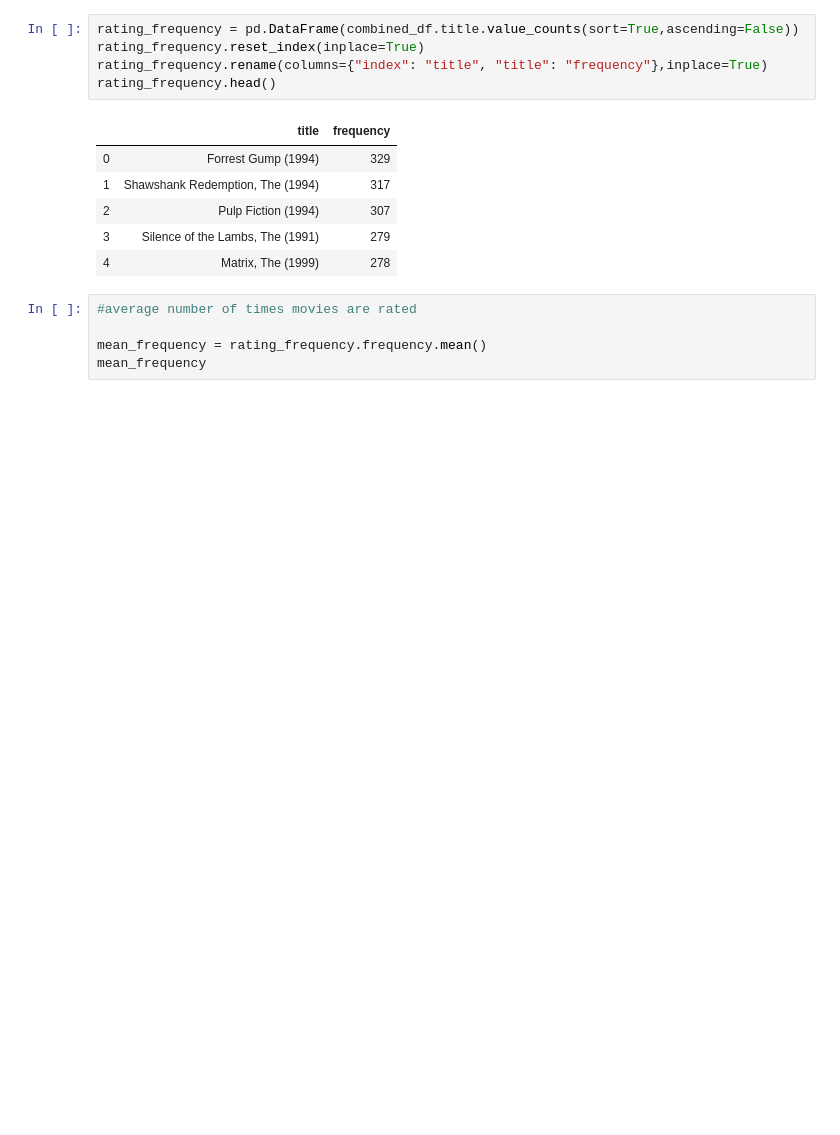
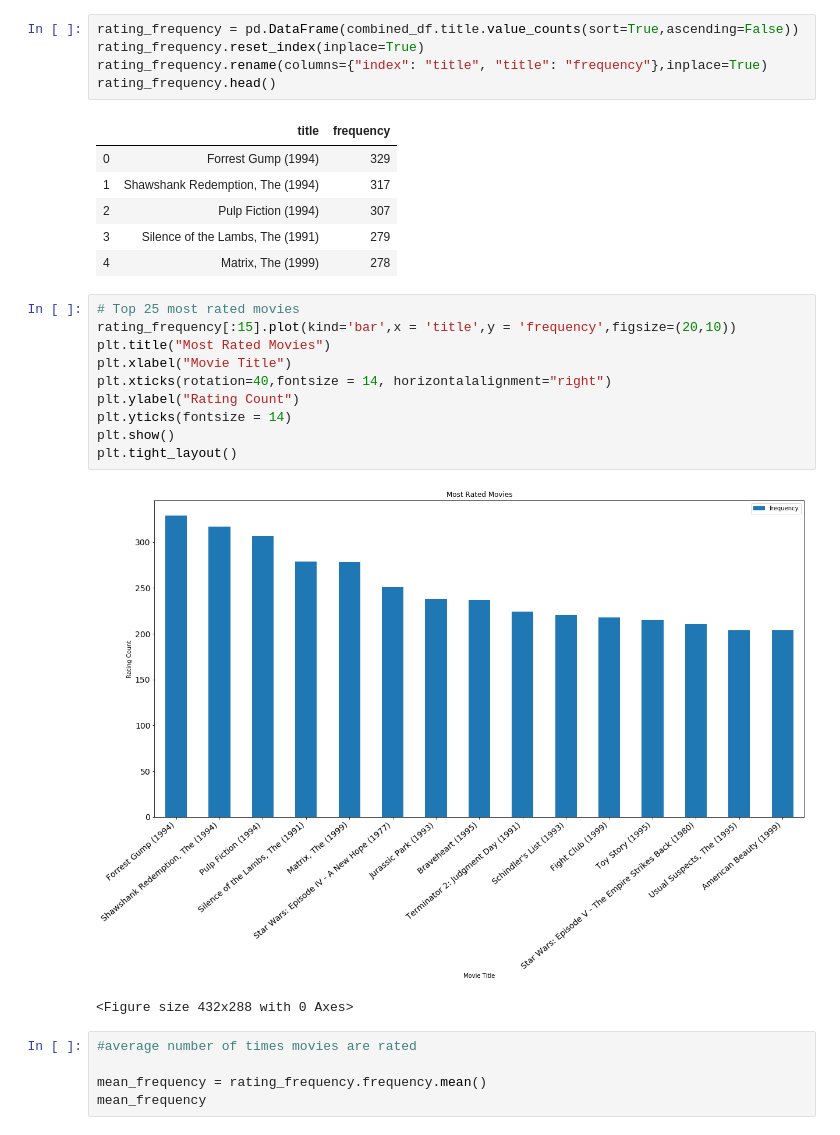
Before and after one commit to miriamsemmar/dsc-mod-4-project-v2-1-onl01-dtsc-pt-070620, a Jupyter notebook: Project-part-1-eda-and-vanilla-models.ipynb, the cells around one changed output. Cells and saved outputs as stored; diff of their text form; blank space fills up the shorter version.

```diff
--- a/Project-part-1-eda-and-vanilla-models.ipynb
+++ b/Project-part-1-eda-and-vanilla-models.ipynb
@@ -252,6 +252,19 @@ rating_frequency.head()
 | 2 | Pulp Fiction (1994) | 307 |
 | 3 | Silence of the Lambs, The (1991) | 279 |
 | 4 | Matrix, The (1999) | 278 |
+# %%
+# Top 25 most rated movies
+rating_frequency[:15].plot(kind='bar',x = 'title',y = 'frequency',figsize=(20,10))
+plt.title("Most Rated Movies")
+plt.xlabel("Movie Title")
+plt.xticks(rotation=40,fontsize = 14, horizontalalignment="right")
+plt.ylabel("Rating Count")
+plt.yticks(fontsize = 14)
+plt.show()
+plt.tight_layout()
+# %% [output]
+[figure, added]
+<Figure size 432x288 with 0 Axes>
 # %%
 #average number of times movies are rated
 
```
Also changed, not shown: parts of 2 cells of this notebook, 5 other files.
